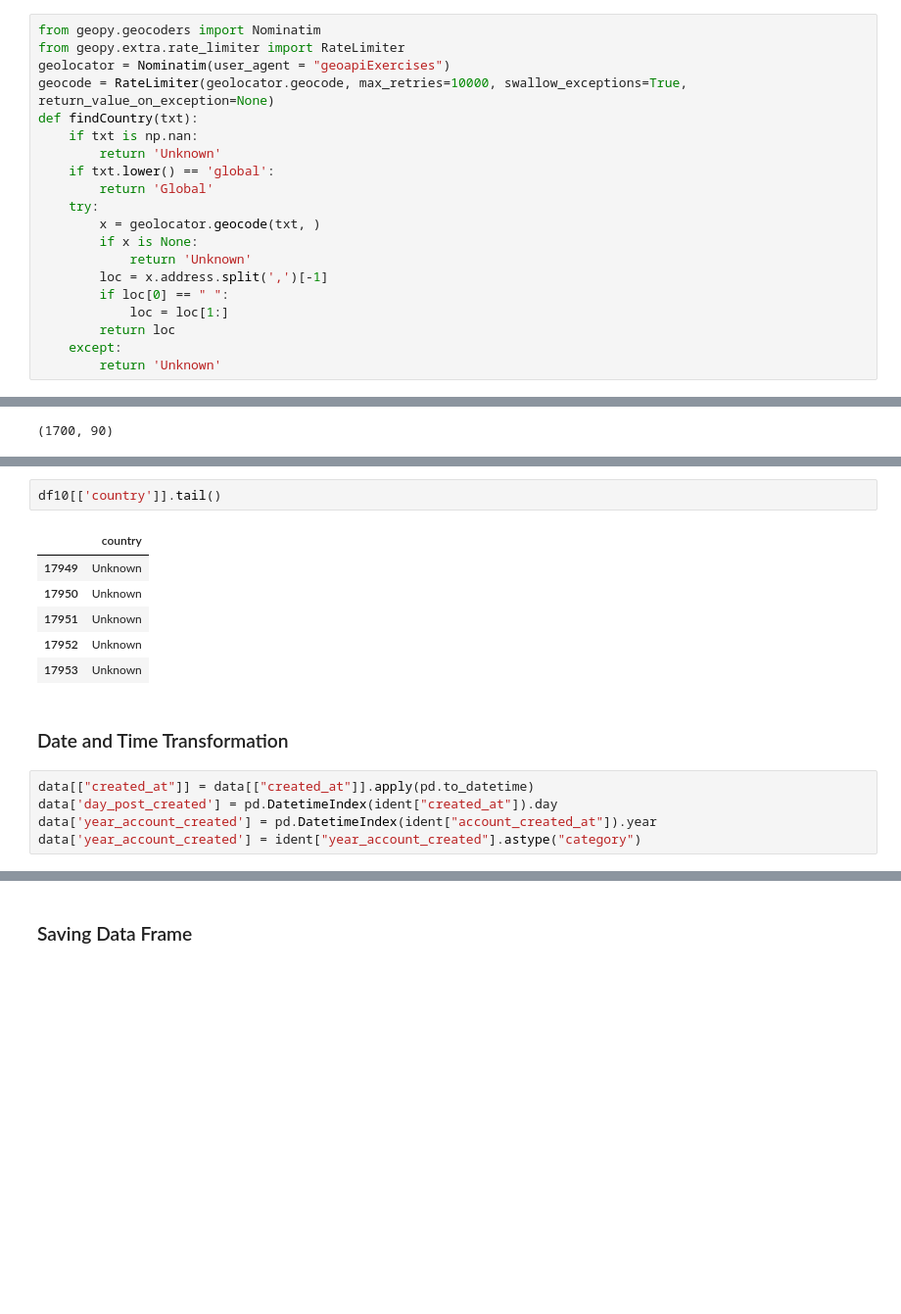
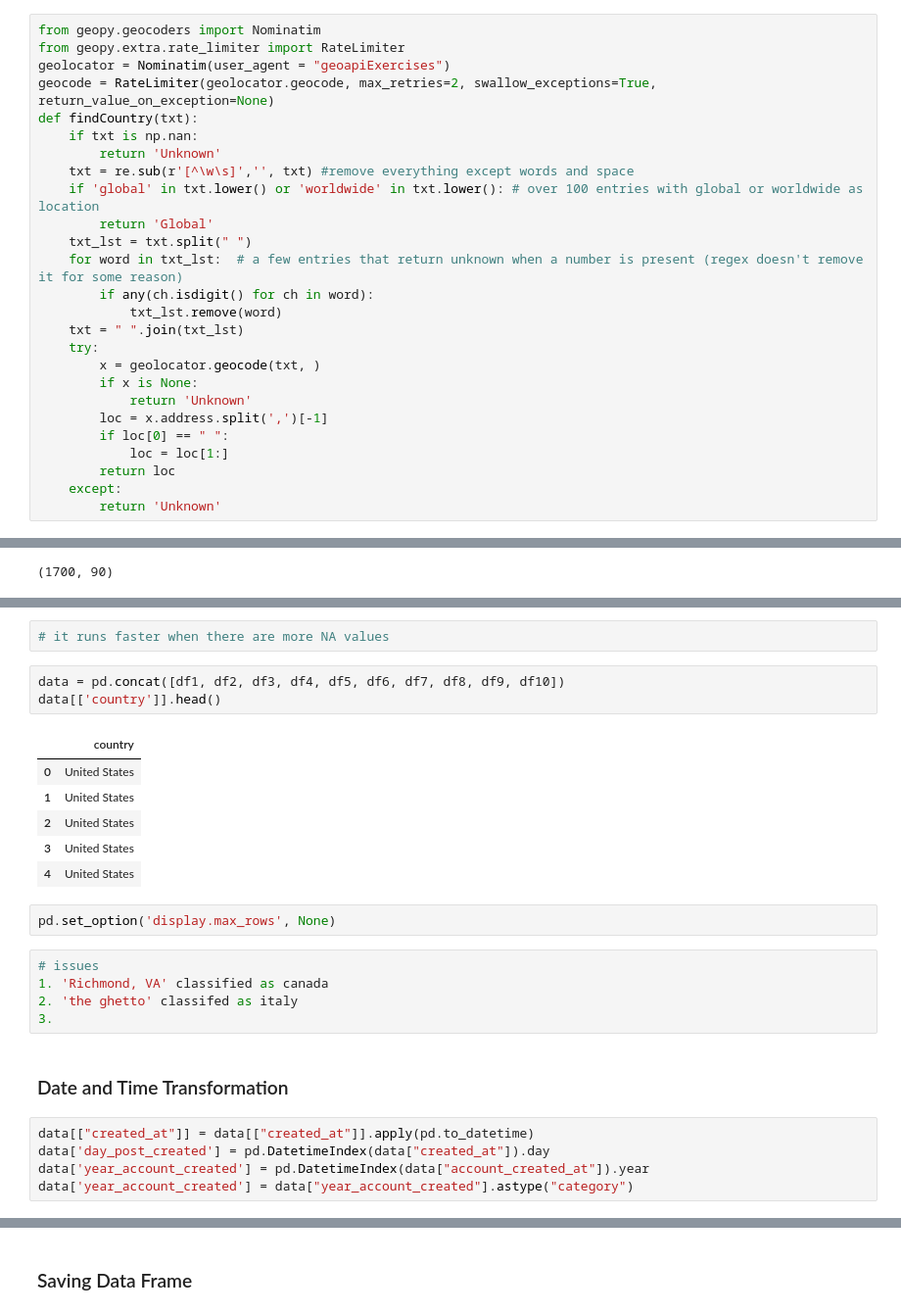
Before and after one commit to sofiapiedrahita/CyberCollective, a Jupyter notebook: Cyber Security Tweets Preprocessing - elyse.ipynb, the cells around one changed output, grey strips where cells are left out. Shown at 98% size. Cells and saved outputs as stored; diff of their text form; blank space fills up the shorter version.

```diff
--- a/Cyber Security Tweets Preprocessing - elyse.ipynb
+++ b/Cyber Security Tweets Preprocessing - elyse.ipynb
@@ -70,12 +70,18 @@ def stopWords(txt):
 from geopy.geocoders import Nominatim
 from geopy.extra.rate_limiter import RateLimiter
 geolocator = Nominatim(user_agent = "geoapiExercises")
-geocode = RateLimiter(geolocator.geocode, max_retries=10000, swallow_exceptions=True, return_value_on_exception=None)
+geocode = RateLimiter(geolocator.geocode, max_retries=2, swallow_exceptions=True, return_value_on_exception=None)
 def findCountry(txt):
     if txt is np.nan:
         return 'Unknown'
-    if txt.lower() == 'global':
+    txt = re.sub(r'[^\w\s]','', txt) #remove everything except words and space
+    if 'global' in txt.lower() or 'worldwide' in txt.lower(): # over 100 entries with global or worldwide as location
         return 'Global'
+    txt_lst = txt.split(" ")
+    for word in txt_lst:  # a few entries that return unknown when a number is present (regex doesn't remove it for some reason)
+        if any(ch.isdigit() for ch in word):
+            txt_lst.remove(word)
+    txt = " ".join(txt_lst)
     try:
         x = geolocator.geocode(txt, )
         if x is None:
@@ -256,18 +286,28 @@ df10['country'] = df10['location'].apply(findCountry)
 # %%
-df10[['country']].tail()
+# it runs faster when there are more NA values
-# %% [output]
-|  | country |
-| 17949 | Unknown |
-| 17950 | Unknown |
-| 17951 | Unknown |
-| 17952 | Unknown |
-| 17953 | Unknown |
+# %%
+data = pd.concat([df1, df2, df3, df4, df5, df6, df7, df8, df9, df10])
+data[['country']].head()
+# %% [output]
+|  | country |
+| 0 | United States |
+| 1 | United States |
+| 2 | United States |
+| 3 | United States |
+| 4 | United States |
+# %%
+pd.set_option('display.max_rows', None)
+# %%
+# issues
+1. 'Richmond, VA' classified as canada
+2. 'the ghetto' classifed as italy
+3.
 # %% [markdown]
 ### Date and Time Transformation
 # %%
 data[["created_at"]] = data[["created_at"]].apply(pd.to_datetime)
-data['day_post_created'] = pd.DatetimeIndex(ident["created_at"]).day
-data['year_account_created'] = pd.DatetimeIndex(ident["account_created_at"]).year
-data['year_account_created'] = ident["year_account_created"].astype("category")
+data['day_post_created'] = pd.DatetimeIndex(data["created_at"]).day
+data['year_account_created'] = pd.DatetimeIndex(data["account_created_at"]).year
+data['year_account_created'] = data["year_account_created"].astype("category")
 # %%
 data[['created_at', 'day_post_created', 'year_account_created']].head()
```
Also changed, not shown: parts of 20 cells of this notebook.
